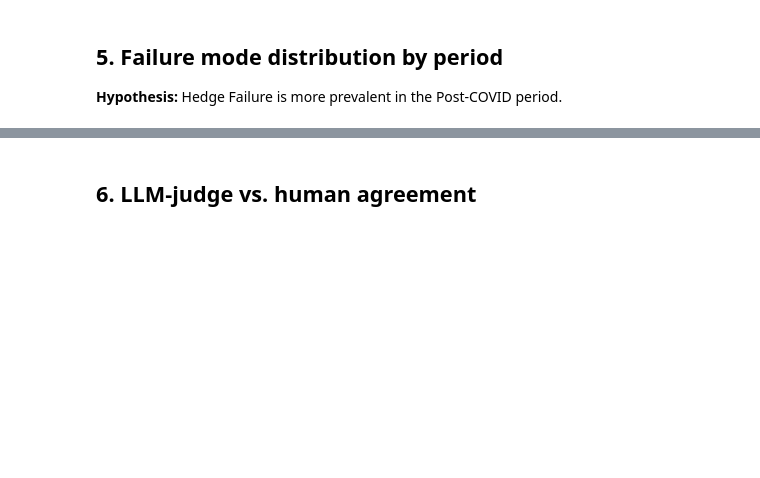
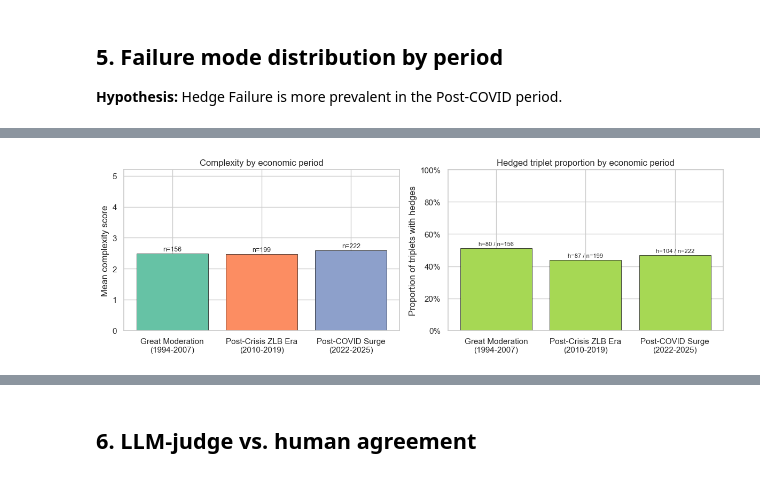
Before and after one commit to Flosam/fomc-causal-extraction, a Jupyter notebook: notebooks/03_analysis_and_viz.ipynb, the cells around one changed output, grey strips where cells are left out. Saved outputs shown, nothing was run; the diff lists cells and outputs as text; code cells hidden in the pictures; blank space fills up the shorter version.

```diff
--- a/notebooks/03_analysis_and_viz.ipynb
+++ b/notebooks/03_analysis_and_viz.ipynb
@@ -136,0 +568,94 @@ plt.show()
+# %%
+# Complexity per period and hedged-triplet analysis across periods
+period_complexity = (
+    valid.groupby('period')['complexity_score']
+    .agg(mean_complexity='mean', period_count='count')
+    .reindex(PERIOD_ORDER)
+    .reset_index()
+)
+
+# Count triplets whose hedge field is populated with something other than 'none'
+hedged = valid.copy()
+hedged['has_hedge'] = (
+    hedged['hedge']
+    .fillna('')
+    .astype(str)
+    .str.strip()
+    .str.lower()
+    .ne('none')
+    & hedged['hedge'].notna()
+)
+
+hedge_period = (
+    hedged.groupby('period')['has_hedge']
+    .agg(hedged_triplets='sum')
+    .reindex(PERIOD_ORDER)
+    .reset_index()
+)
+
+period_analysis = period_complexity.merge(hedge_period, on='period', how='left')
+period_analysis['hedged_share_of_all_triples'] = (
+    period_analysis['hedged_triplets'] / period_analysis['period_count']
+)
+
+display(period_analysis.assign(
+    mean_complexity=lambda d: d['mean_complexity'].round(2),
+    hedged_share_of_all_triples=lambda d: d['hedged_share_of_all_triples'].round(3),
+))
+
+fig, axes = plt.subplots(1, 2, figsize=(12, 4))
+
+# Average complexity by period
+axes[0].bar(
+    [PERIOD_LABELS[p] for p in period_analysis['period']],
+    period_analysis['mean_complexity'],
+    color=sns.color_palette('Set2', len(period_analysis)),
+    edgecolor='black',
+    linewidth=0.5,
+)
+for bar, n in zip(axes[0].patches, period_analysis['period_count']):
+    axes[0].text(
+        bar.get_x() + bar.get_width() / 2,
+        bar.get_height() + 0.03,
+        f'n={n}',
+        ha='center',
+        va='bottom',
+        fontsize=9,
+    )
+axes[0].set_ylabel('Mean complexity score')
+axes[0].set_xlabel('')
+axes[0].set_ylim(0, 5.2)
+axes[0].set_title('Complexity by economic period')
+
+# Hedged triplets as a proportion of all triplets
+hedge_color = '#a6d854'
+axes[1].bar(
+    [PERIOD_LABELS[p] for p in period_analysis['period']],
+    period_analysis['hedged_share_of_all_triples'],
+    color=hedge_color,
+    edgecolor='black',
+    linewidth=0.5,
+)
+for bar, hedge_count, total_triples in zip(
+    axes[1].patches,
+    period_analysis['hedged_triplets'],
+    period_analysis['period_count'],
+):
+    axes[1].text(
+        bar.get_x() + bar.get_width() / 2,
+        bar.get_height() + 0.01,
+        f'h={int(hedge_count)} / n={int(total_triples)}',
+        ha='center',
+        va='bottom',
+        fontsize=8,
+    )
+axes[1].set_ylabel('Proportion of triplets with hedges')
+axes[1].set_xlabel('')
+axes[1].yaxis.set_major_formatter(ticker.PercentFormatter(xmax=1))
+axes[1].set_ylim(0, 1.0)
+axes[1].set_title('Hedged triplet proportion by economic period')
+
+plt.tight_layout()
+plt.savefig(ROOT / 'outputs/figures' / 'fig_complexity_and_hedged_triplets_by_period.png', dpi=150)
+plt.show()
+# %% [output]
@@ -136,0 +666 @@ plt.show()
+[figure, added]
```
Also changed, not shown: parts of 19 cells of this notebook, 39 other files.
